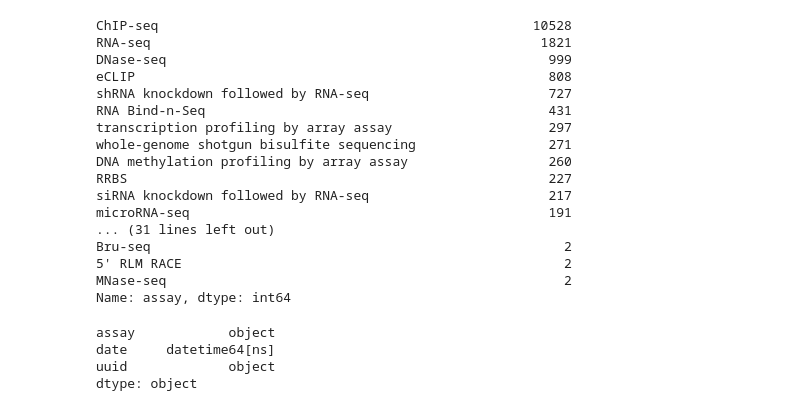
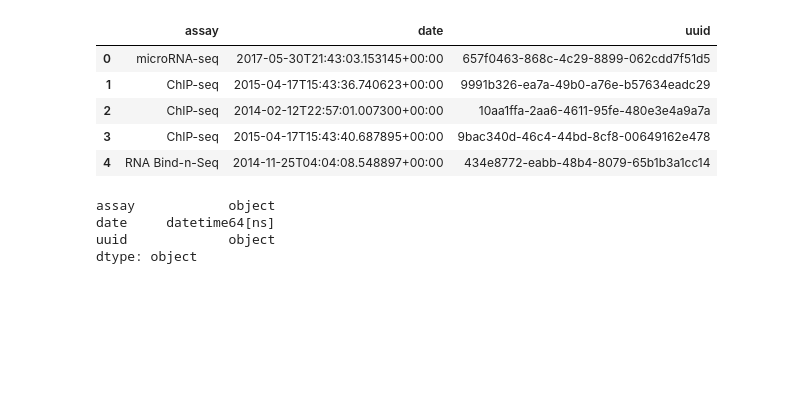
Before and after one commit to ENCODE-DCC/pyencoded-tools, a Jupyter notebook: assay_viz.ipynb, the cells around one changed output. Saved outputs shown, nothing was run; the diff lists cells and outputs as text; code cells hidden in the pictures; blank space fills up the shorter version.

```diff
--- a/assay_viz.ipynb
+++ b/assay_viz.ipynb
@@ -12,26 +14,14 @@ from IPython.core.display import display, HTML
 display(HTML("<style>.container { width:80% !important; }</style>"))
 # %%
 data = pd.read_table('../../../Experiment Report 2017_12_1.tsv')
+data.head()
+# %% [output]
+|  | assay | date | uuid |
+| 0 | microRNA-seq | 2017-05-30T21:43:03.153145+00:00 | 657f0463-868c-4c29-8899-062cdd7f51d5 |
+| 1 | ChIP-seq | 2015-04-17T15:43:36.740623+00:00 | 9991b326-ea7a-49b0-a76e-b57634eadc29 |
+| 2 | ChIP-seq | 2014-02-12T22:57:01.007300+00:00 | 10aa1ffa-2aa6-4611-95fe-480e3e4a9a7a |
+| 3 | ChIP-seq | 2015-04-17T15:43:40.687895+00:00 | 9bac340d-46c4-44bd-8cf8-00649162e478 |
+| 4 | RNA Bind-n-Seq | 2014-11-25T04:04:08.548897+00:00 | 434e8772-eabb-48b4-8079-65b1b3a1cc14 |
-# %%
-data.assay.value_counts()
-# %% [output]
-ChIP-seq                                                10528
-RNA-seq                                                  1821
-DNase-seq                                                 999
-eCLIP                                                     808
-shRNA knockdown followed by RNA-seq                       727
-RNA Bind-n-Seq                                            431
-transcription profiling by array assay                    297
-whole-genome shotgun bisulfite sequencing                 271
-DNA methylation profiling by array assay                  260
-RRBS                                                      227
-siRNA knockdown followed by RNA-seq                       217
-microRNA-seq                                              191
-... (31 lines left out)
-Bru-seq                                                     2
-5' RLM RACE                                                 2
-MNase-seq                                                   2
-Name: assay, dtype: int64
 # %%
 top_three = data.assay.value_counts().keys()[:3]
 # %%
```
Also changed, not shown: parts of 4 cells of this notebook.
